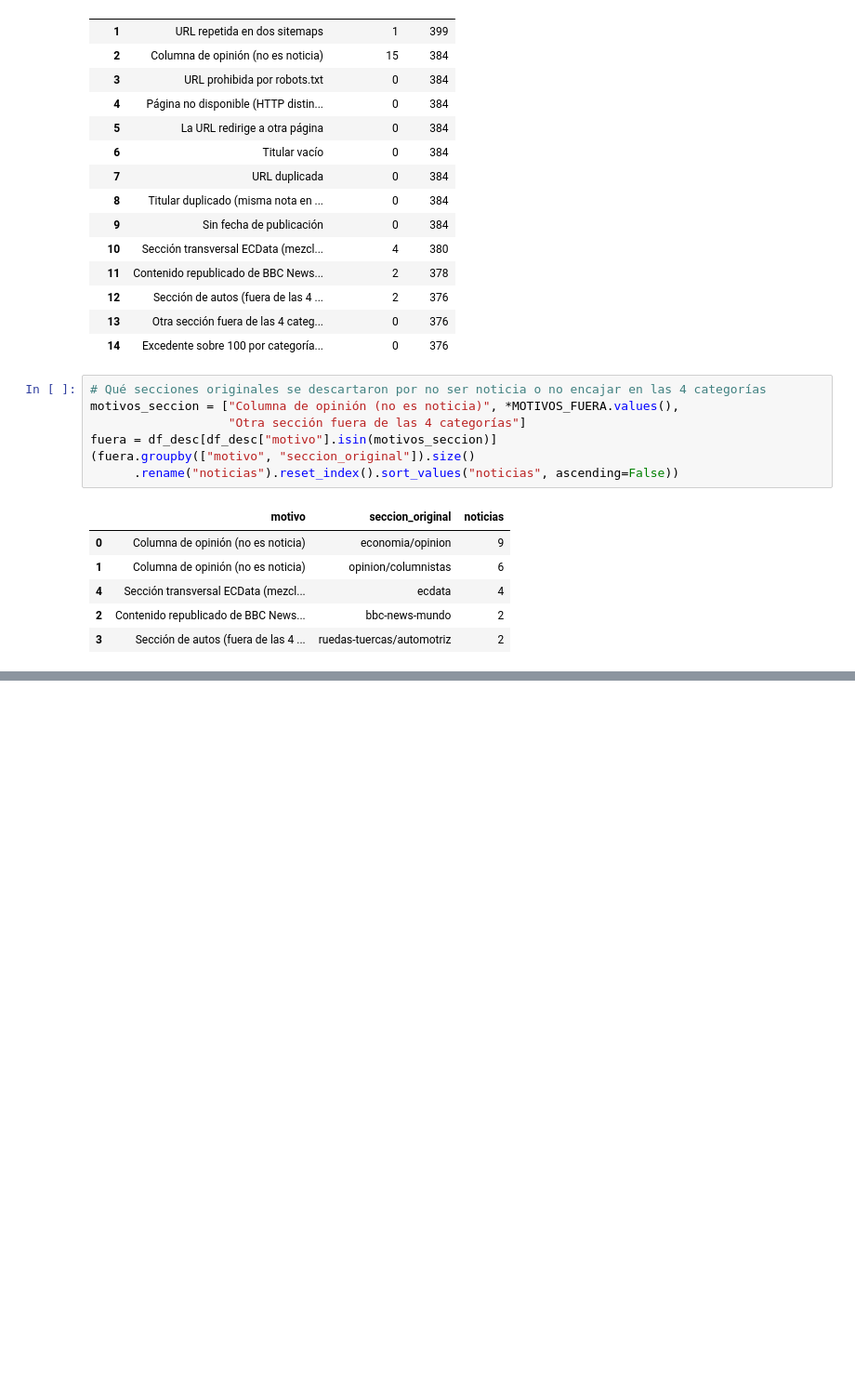
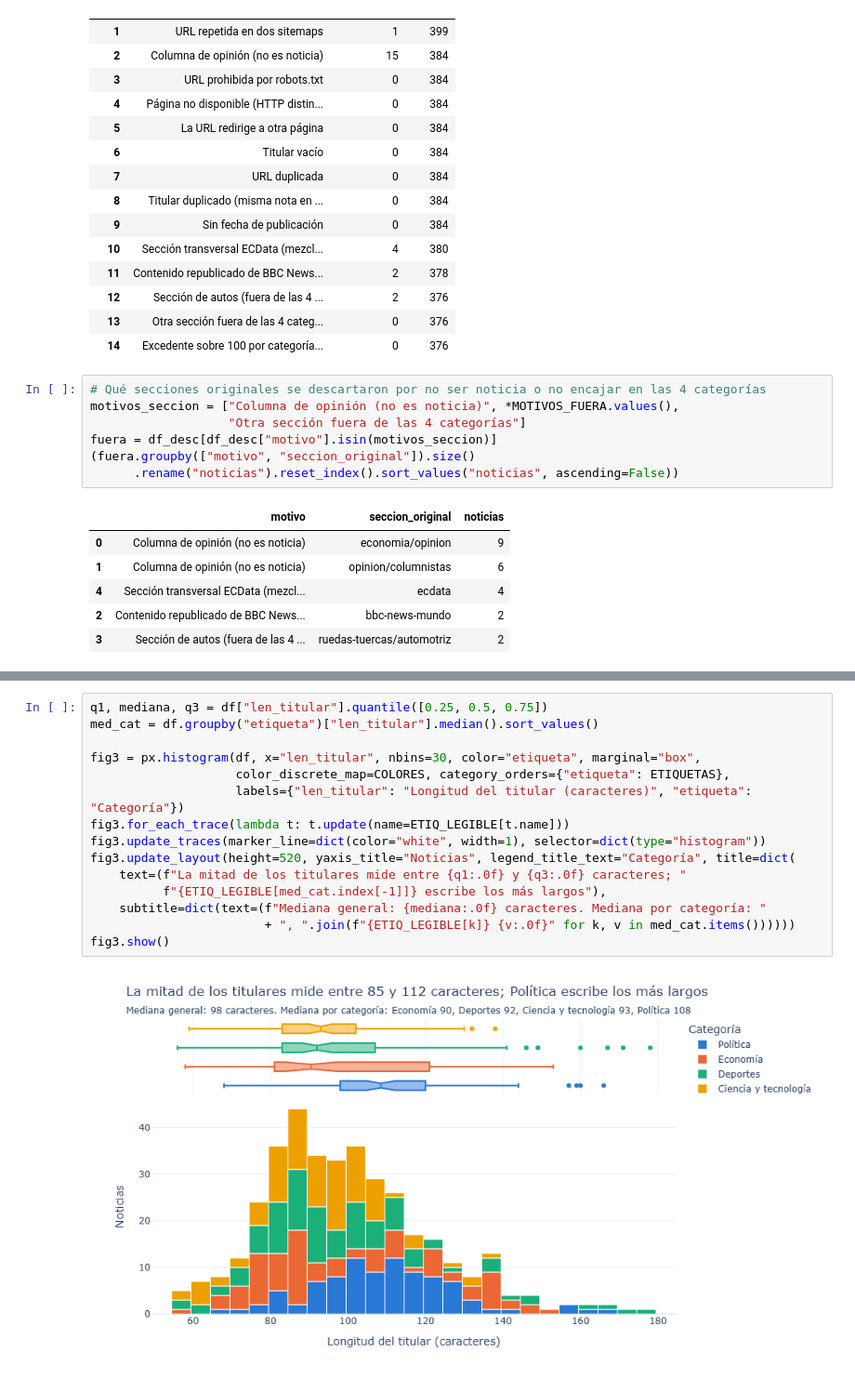
Before and after one commit to IvettexMamani/diplomado-python-2026, a Jupyter notebook: tarea_1/01_recoleccion.ipynb, the cells around one changed output, grey strips where cells are left out. Shown at 93% size. Drawn from its saved outputs; the diff is of its cells as text; blank space fills up the shorter version.

```diff
--- a/tarea_1/01_recoleccion.ipynb
+++ b/tarea_1/01_recoleccion.ipynb
@@ -524,0 +591,17 @@ fuera = df_desc[df_desc["motivo"].isin(motivos_seccion)]
+# %%
+q1, mediana, q3 = df["len_titular"].quantile([0.25, 0.5, 0.75])
+med_cat = df.groupby("etiqueta")["len_titular"].median().sort_values()
+
+fig3 = px.histogram(df, x="len_titular", nbins=30, color="etiqueta", marginal="box",
+                    color_discrete_map=COLORES, category_orders={"etiqueta": ETIQUETAS},
+                    labels={"len_titular": "Longitud del titular (caracteres)", "etiqueta": "Categoría"})
+fig3.for_each_trace(lambda t: t.update(name=ETIQ_LEGIBLE[t.name]))
+fig3.update_traces(marker_line=dict(color="white", width=1), selector=dict(type="histogram"))
+fig3.update_layout(height=520, yaxis_title="Noticias", legend_title_text="Categoría", title=dict(
+    text=(f"La mitad de los titulares mide entre {q1:.0f} y {q3:.0f} caracteres; "
+          f"{ETIQ_LEGIBLE[med_cat.index[-1]]} escribe los más largos"),
+    subtitle=dict(text=(f"Mediana general: {mediana:.0f} caracteres. Mediana por categoría: "
+                        + ", ".join(f"{ETIQ_LEGIBLE[k]} {v:.0f}" for k, v in med_cat.items())))))
+fig3.show()
+# %% [output]
+[figure, added]
```
Also changed, not shown: parts of 5 cells of this notebook.
